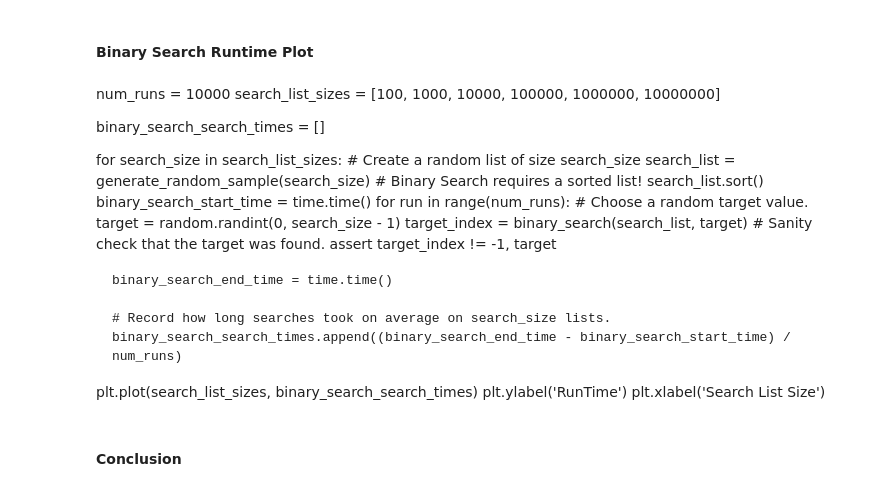
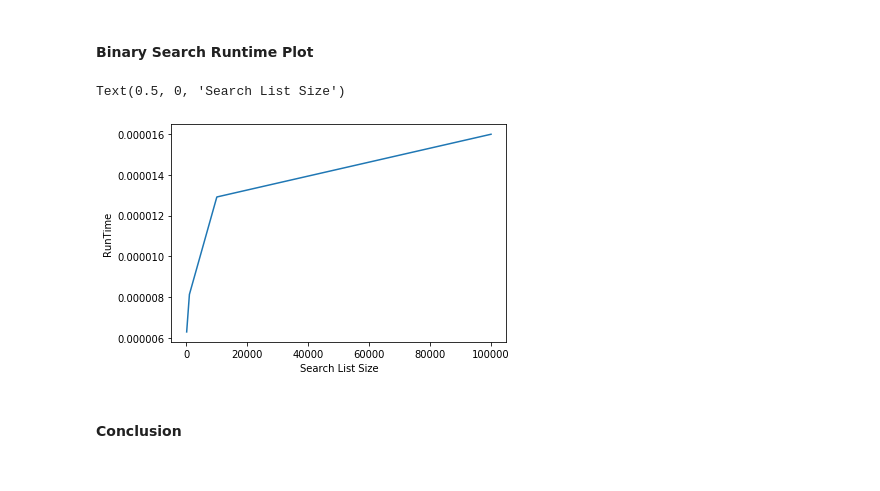
Before and after one commit to ankurdhoot/Ada, a Jupyter notebook: Binary Search.ipynb, the cells around one changed output. Cells and saved outputs as stored; diff of their text form; code cells hidden in the pictures.

```diff
--- a/Binary Search.ipynb
+++ b/Binary Search.ipynb
@@ -149,32 +150,35 @@ Text(0.5, 0, 'Search List Size')
 # %% [markdown]
 #### Binary Search Runtime Plot
-# %% [markdown]
-num_runs = 10000
-search_list_sizes = [100, 1000, 10000, 100000, 1000000, 10000000]
-
-binary_search_search_times = []
-
-for search_size in search_list_sizes:
-    # Create a random list of size search_size
-    search_list = generate_random_sample(search_size)
-    # Binary Search requires a sorted list!
-    search_list.sort()
-    binary_search_start_time = time.time()
-    for run in range(num_runs):
-        # Choose a random target value.
-        target = random.randint(0, search_size - 1)
-        target_index = binary_search(search_list, target)
-        # Sanity check that the target was found.
-        assert target_index != -1, target
-
-    binary_search_end_time = time.time()
-
-    # Record how long searches took on average on search_size lists.
-    binary_search_search_times.append((binary_search_end_time - binary_search_start_time) / num_runs)
-
-plt.plot(search_list_sizes, binary_search_search_times)
-plt.ylabel('RunTime')
-plt.xlabel('Search List Size')
+# %%
+num_runs = 10000
+search_list_sizes = [100, 1000, 10000, 100000]
+
+binary_search_search_times = []
+
+for search_size in search_list_sizes:
+    # Create a random list of size search_size
+    search_list = generate_random_sample(search_size)
+    # Binary Search requires a sorted list!
+    search_list.sort()
+    binary_search_start_time = time.time()
+    for run in range(num_runs):
+        # Choose a random target value.
+        target = random.randint(0, search_size - 1)
+        target_index = binary_search(search_list, target)
+        # Sanity check that the target was found.
+        assert target_index != -1, target
+
+    binary_search_end_time = time.time()
+
+    # Record how long searches took on average on search_size lists.
+    binary_search_search_times.append((binary_search_end_time - binary_search_start_time) / num_runs)
+
+plt.plot(search_list_sizes, binary_search_search_times)
+plt.ylabel('RunTime')
+plt.xlabel('Search List Size')
+# %% [output]
+Text(0.5, 0, 'Search List Size')
+[figure, added]
 # %% [markdown]
 #### Conclusion
 # %% [markdown]
```
Also changed, not shown: parts of 7 cells of this notebook.
